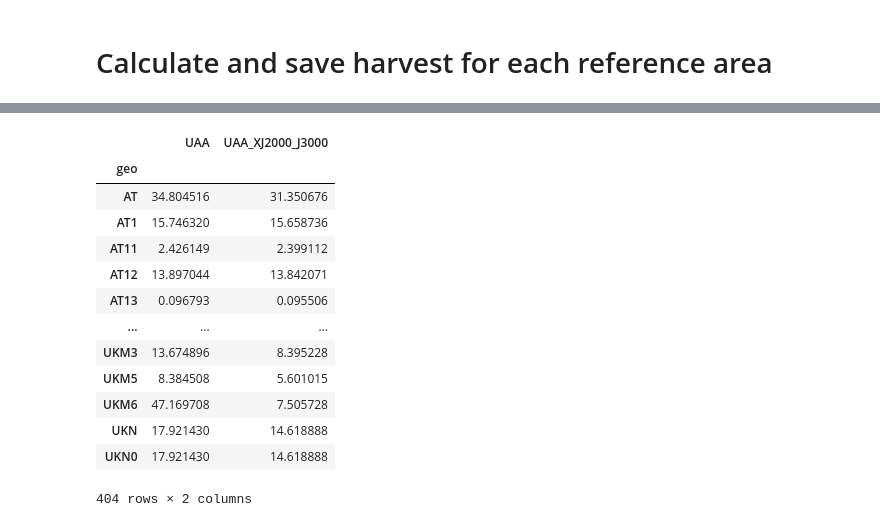
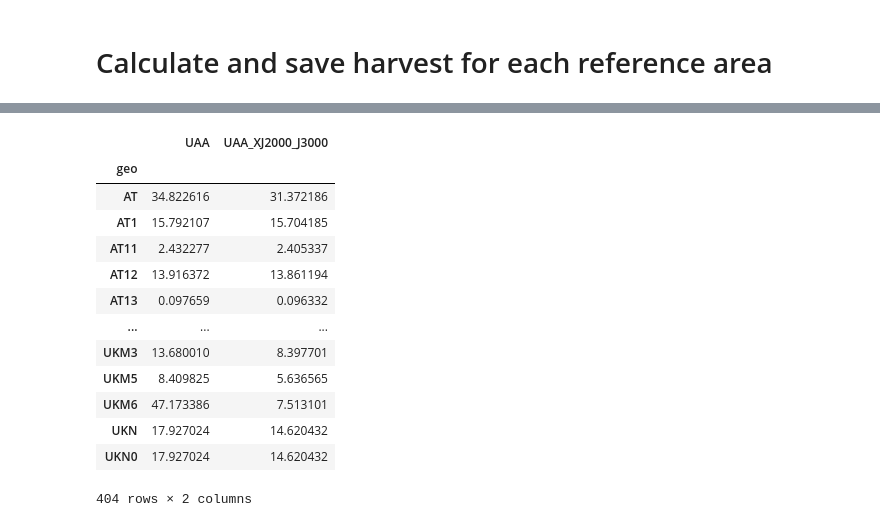
Before and after one commit to rasmuse/subnational-p-budgets, a Jupyter notebook: Crop production.ipynb, the cells around one changed output, grey strips where cells are left out. Cells and saved outputs as stored; diff of their text form; code cells hidden in the pictures.

```diff
--- a/Crop production.ipynb
+++ b/Crop production.ipynb
@@ -1078,0 +1070,8 @@ refarea_yields
+# %%
+covered_areas = pd.DataFrame(
+    {
+        k: get_covered_area(v)
+        for k, v in REFAREA_OPTIONS.items()
+    }
+)
+covered_areas
@@ -1078,0 +1095,3 @@ refarea_yields
+# %%
+covered_fractions = covered_areas / refareas
+covered_fractions.hist()
@@ -1078,0 +1123,3 @@ refarea_yields
+# %%
+mean_productive_yields = explicit_harvests / productive_areas
+mean_productive_yields
@@ -1079,18 +1141,20 @@ refarea_yields
+# %%
+implicit_harvests = (1 - covered_fractions) * mean_productive_yields * refareas
 # %%
-refarea_harvests = refarea_yields * refareas
+refarea_harvests = explicit_harvests + implicit_harvests
 refarea_harvests
 # %% [output]
 |  | UAA | UAA_XJ2000_J3000 |
 | geo |  |  |
-| AT | 34.804516 | 31.350676 |
-| AT1 | 15.746320 | 15.658736 |
-| AT11 | 2.426149 | 2.399112 |
-| AT12 | 13.897044 | 13.842071 |
-| AT13 | 0.096793 | 0.095506 |
+| AT | 34.822616 | 31.372186 |
+| AT1 | 15.792107 | 15.704185 |
+| AT11 | 2.432277 | 2.405337 |
+| AT12 | 13.916372 | 13.861194 |
+| AT13 | 0.097659 | 0.096332 |
 | ... | ... | ... |
-| UKM3 | 13.674896 | 8.395228 |
-| UKM5 | 8.384508 | 5.601015 |
-| UKM6 | 47.169708 | 7.505728 |
-| UKN | 17.921430 | 14.618888 |
-| UKN0 | 17.921430 | 14.618888 |
+| UKM3 | 13.680010 | 8.397701 |
+| UKM5 | 8.409825 | 5.636565 |
+| UKM6 | 47.173386 | 7.513101 |
+| UKN | 17.927024 | 14.620432 |
+| UKN0 | 17.927024 | 14.620432 |
 404 rows × 2 columns
```
Also changed, not shown: parts of 18 cells of this notebook.
